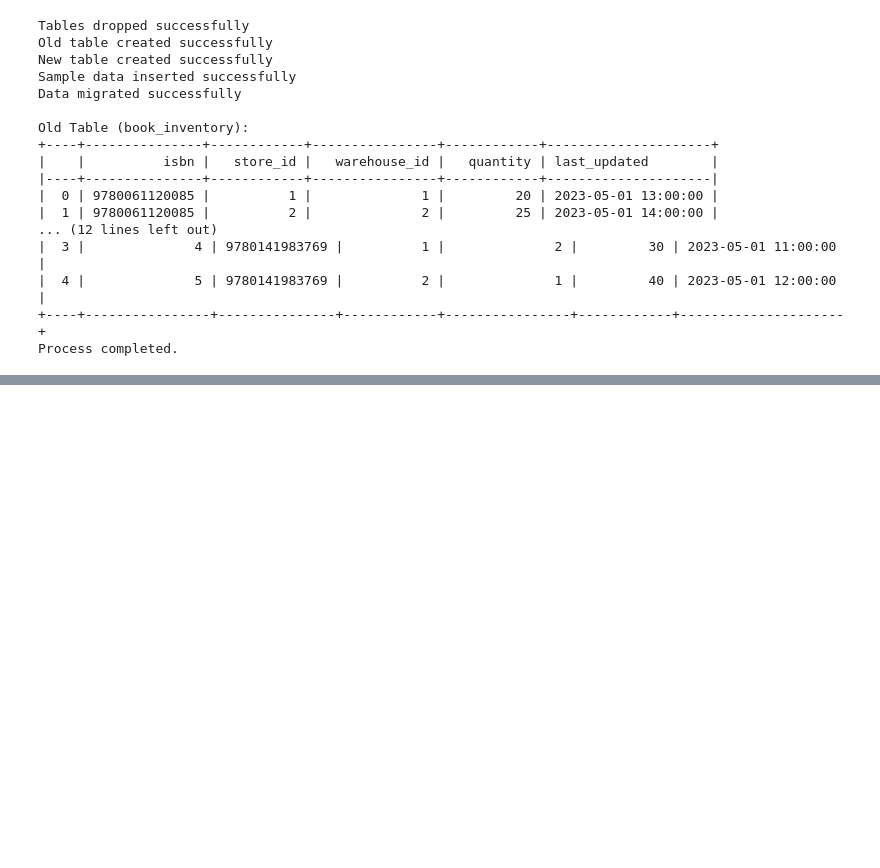
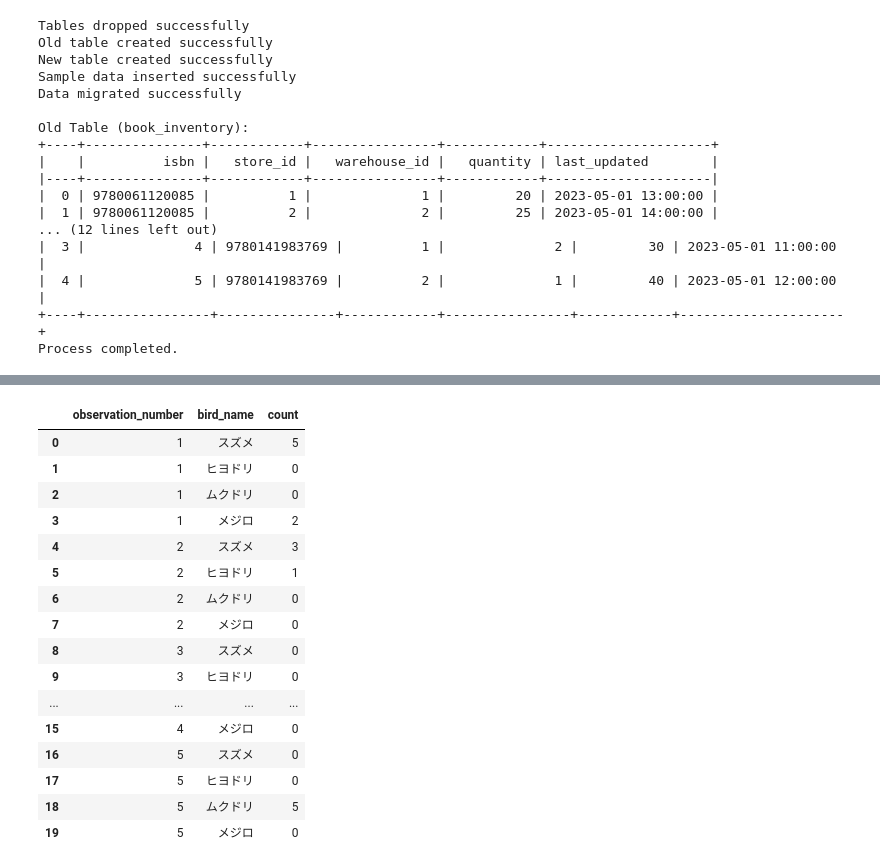
Before and after one commit to phonon-py/DatabaseSpecialistStudy, a Jupyter notebook: lesson_mysql.ipynb, the cells around one changed output, grey strips where cells are left out. Cells and saved outputs as stored; diff of their text form; code cells hidden in the pictures; blank space fills up the shorter version.

```diff
--- a/lesson_mysql.ipynb
+++ b/lesson_mysql.ipynb
@@ -2042,0 +2144,10 @@ Process completed.
+# %%
+with engine.begin() as connection:
+    connection.execute(text("""
+    CREATE TABLE IF NOT EXISTS bird_observation (
+        observation_number INTEGER,
+        bird_name VARCHAR(20),
+        count INTEGER,
+        PRIMARY KEY (observation_number, bird_name)
+    )
+    """))
@@ -2042,0 +2210,33 @@ Process completed.
+# %%
+with engine.connect() as connection:
+    connection.execute(text("""
+    INSERT INTO bird_observation
+    SELECT DISTINCT obs1.observation_number, obs2.bird_name, 0
+    FROM bird_observation AS obs1, bird_observation AS obs2
+    WHERE NOT EXISTS (
+        SELECT * FROM bird_observation AS obs3
+        WHERE obs1.observation_number = obs3.observation_number
+        AND obs2.bird_name = obs3.bird_name
+    )
+    """))
+
+    connection.commit()
+get_table_data('bird_observation', engine)
+# %% [output]
+|  | observation_number | bird_name | count |
+| 0 | 1 | スズメ | 5 |
+| 1 | 1 | ヒヨドリ | 0 |
+| 2 | 1 | ムクドリ | 0 |
+| 3 | 1 | メジロ | 2 |
+| 4 | 2 | スズメ | 3 |
+| 5 | 2 | ヒヨドリ | 1 |
+| 6 | 2 | ムクドリ | 0 |
+| 7 | 2 | メジロ | 0 |
+| 8 | 3 | スズメ | 0 |
+| 9 | 3 | ヒヨドリ | 0 |
+| ... | ... | ... | ... |
+| 15 | 4 | メジロ | 0 |
+| 16 | 5 | スズメ | 0 |
+| 17 | 5 | ヒヨドリ | 0 |
+| 18 | 5 | ムクドリ | 5 |
+| 19 | 5 | メジロ | 0 |
```
Also changed, not shown: parts of 15 cells of this notebook.
